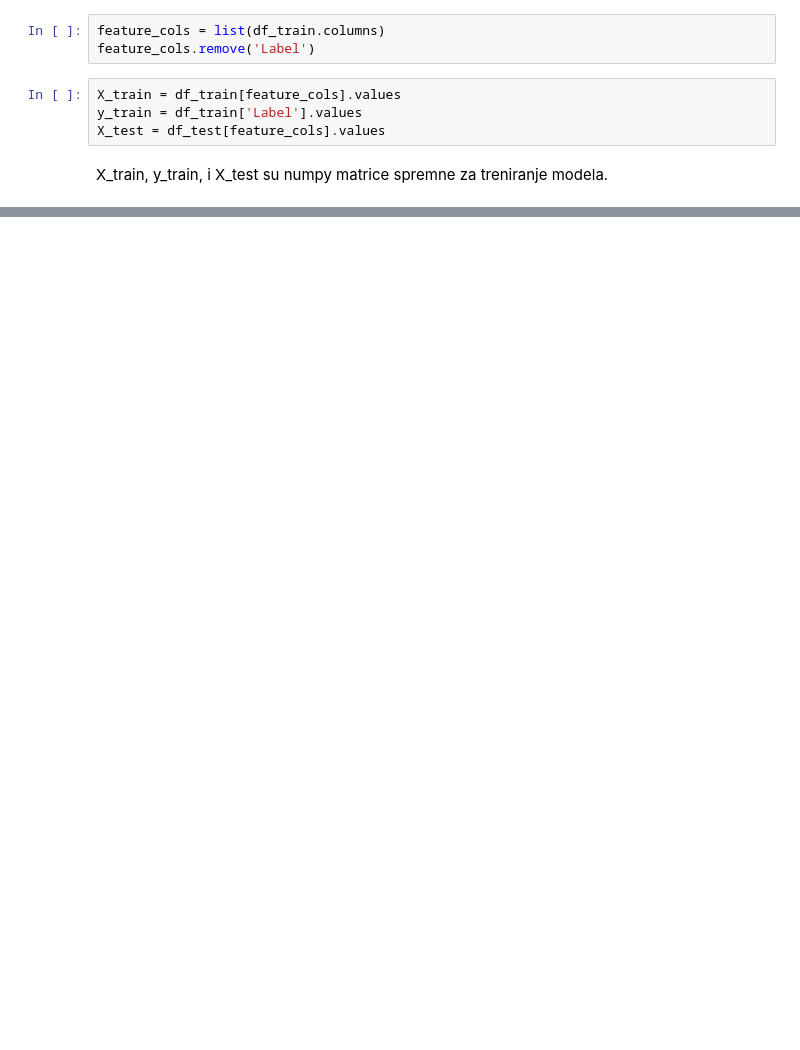
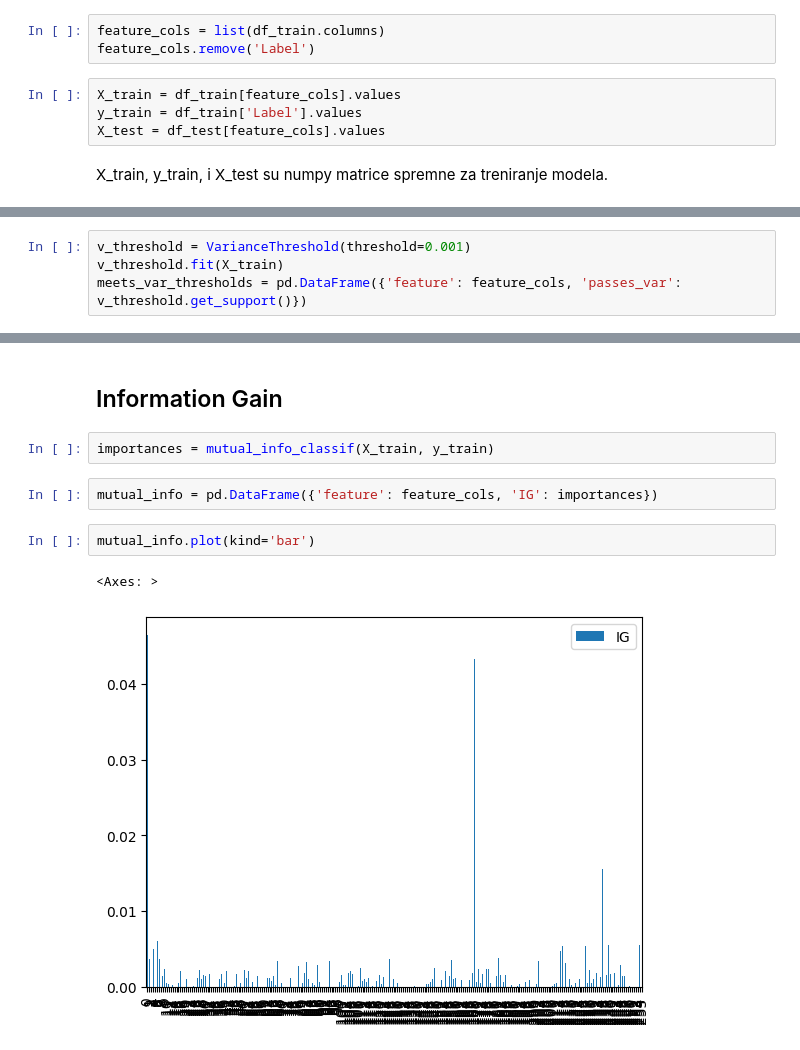
Before and after one commit to Ivan-Klabucar/Kotao, a Jupyter notebook: Exploratory Data Analysis/Experiment.ipynb, the cells around one changed output, grey strips where cells are left out. Cells and saved outputs as stored; diff of their text form; blank space fills up the shorter version.

```diff
--- a/Exploratory Data Analysis/Experiment.ipynb
+++ b/Exploratory Data Analysis/Experiment.ipynb
@@ -414,0 +512,4 @@ X_train, y_train, i X_test su numpy matrice spremne za treniranje modela.
+# %%
+v_threshold = VarianceThreshold(threshold=0.001)
+v_threshold.fit(X_train)
+meets_var_thresholds = pd.DataFrame({'feature': feature_cols, 'passes_var': v_threshold.get_support()})
@@ -414,0 +555,11 @@ X_train, y_train, i X_test su numpy matrice spremne za treniranje modela.
+# %% [markdown]
+## Information Gain
+# %%
+importances = mutual_info_classif(X_train, y_train)
+# %%
+mutual_info = pd.DataFrame({'feature': feature_cols, 'IG': importances})
+# %%
+mutual_info.plot(kind='bar')
+# %% [output]
+<Axes: >
+[figure, added]
```
Also changed, not shown: parts of 40 cells of this notebook.
